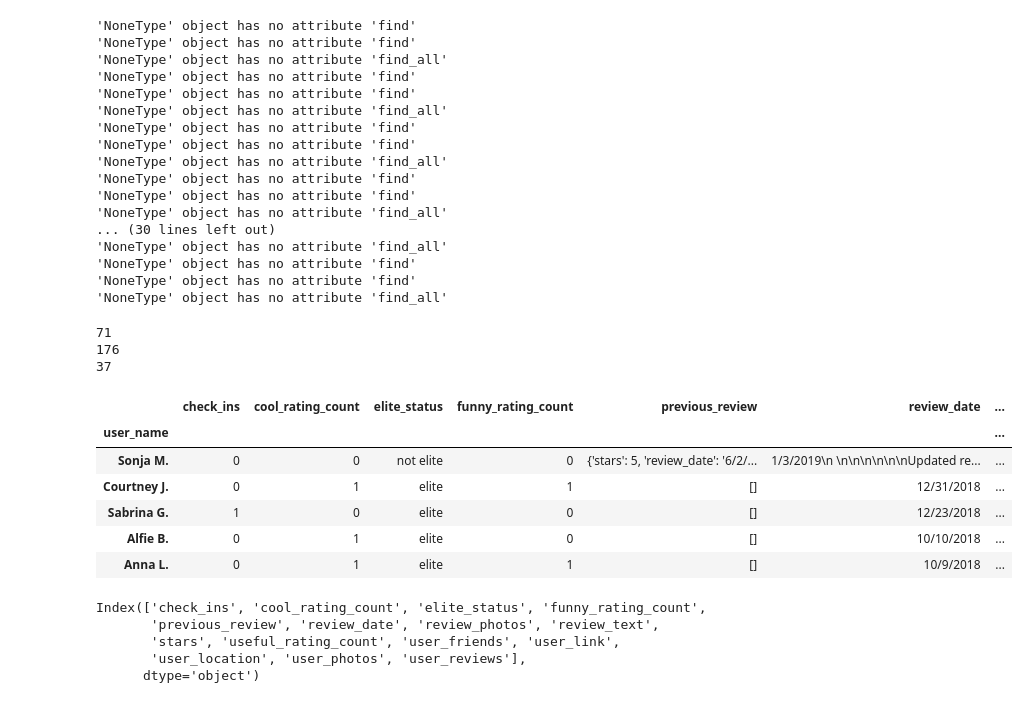
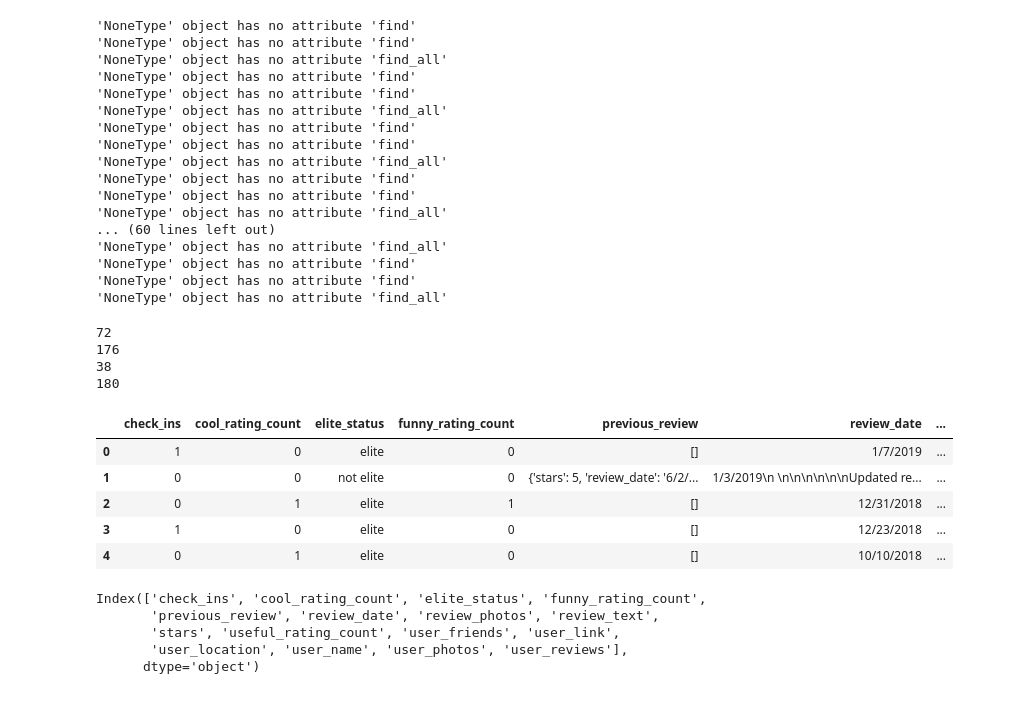
Before and after one commit to PoojaChopra123/pie_thon, a Jupyter notebook: jupyter notebooks/stacy_scratch.ipynb, the cells around one changed output. Drawn from its saved outputs; the diff is of its cells as text; code cells hidden in the pictures.

```diff
--- a/jupyter notebooks/stacy_scratch.ipynb
+++ b/jupyter notebooks/stacy_scratch.ipynb
@@ -247,6 +265,7 @@ def yelp_bakery_lookup(bakery_list, review_list):
 yelp_bakery_lookup(damen_bakeries, damen_reviews)
 yelp_bakery_lookup(belmont_bakeries, belmont_reviews)
 yelp_bakery_lookup(logan_bakeries, logan_reviews)
+yelp_bakery_lookup(la_fournette, fournette_reviews)
 # %% [output]
 'NoneType' object has no attribute 'find'
 'NoneType' object has no attribute 'find'
@@ -260,7 +279,7 @@ yelp_bakery_lookup(logan_bakeries, logan_reviews)
 'NoneType' object has no attribute 'find'
 'NoneType' object has no attribute 'find'
 'NoneType' object has no attribute 'find_all'
-... (30 lines left out)
+... (60 lines left out)
 'NoneType' object has no attribute 'find_all'
 'NoneType' object has no attribute 'find'
 'NoneType' object has no attribute 'find'
@@ -269,18 +288,19 @@ yelp_bakery_lookup(logan_bakeries, logan_reviews)
 print(len(damen_reviews))
 print(len(belmont_reviews))
 print(len(logan_reviews))
+print(len(fournette_reviews))
 # %% [output]
-71
+72
 176
-37
+38
+180
 # %%
-damen_review_df = pd.DataFrame(damen_reviews).set_index('user_name')
+damen_review_df = pd.DataFrame(damen_reviews)
 damen_review_df.head()
 # %% [output]
 |  | check_ins | cool_rating_count | elite_status | funny_rating_count | previous_review | review_date | ... |
-| user_name |  |  |  |  |  |  | ... |
-| Sonja M. | 0 | 0 | not elite | 0 | {'stars': 5, 'review_date': '6/2/... | 1/3/2019\n \n\n\n\n\n\nUpdated re... | ... |
-| Courtney J. | 0 | 1 | elite | 1 | [] | 12/31/2018 | ... |
-| Sabrina G. | 1 | 0 | elite | 0 | [] | 12/23/2018 | ... |
-| Alfie B. | 0 | 1 | elite | 0 | [] | 10/10/2018 | ... |
-| Anna L. | 0 | 1 | elite | 1 | [] | 10/9/2018 | ... |
+| 0 | 1 | 0 | elite | 0 | [] | 1/7/2019 | ... |
+| 1 | 0 | 0 | not elite | 0 | {'stars': 5, 'review_date': '6/2/... | 1/3/2019\n \n\n\n\n\n\nUpdated re... | ... |
+| 2 | 0 | 1 | elite | 1 | [] | 12/31/2018 | ... |
+| 3 | 1 | 0 | elite | 0 | [] | 12/23/2018 | ... |
+| 4 | 0 | 1 | elite | 0 | [] | 10/10/2018 | ... |
@@ -290,5 +314,5 @@ damen_review_df.columns
 Index(['check_ins', 'cool_rating_count', 'elite_status', 'funny_rating_count',
        'previous_review', 'review_date', 'review_photos', 'review_text',
        'stars', 'useful_rating_count', 'user_friends', 'user_link',
-       'user_location', 'user_photos', 'user_reviews'],
+       'user_location', 'user_name', 'user_photos', 'user_reviews'],
       dtype='object')
```
Also changed, not shown: parts of 195 cells of this notebook, 43 other files.
